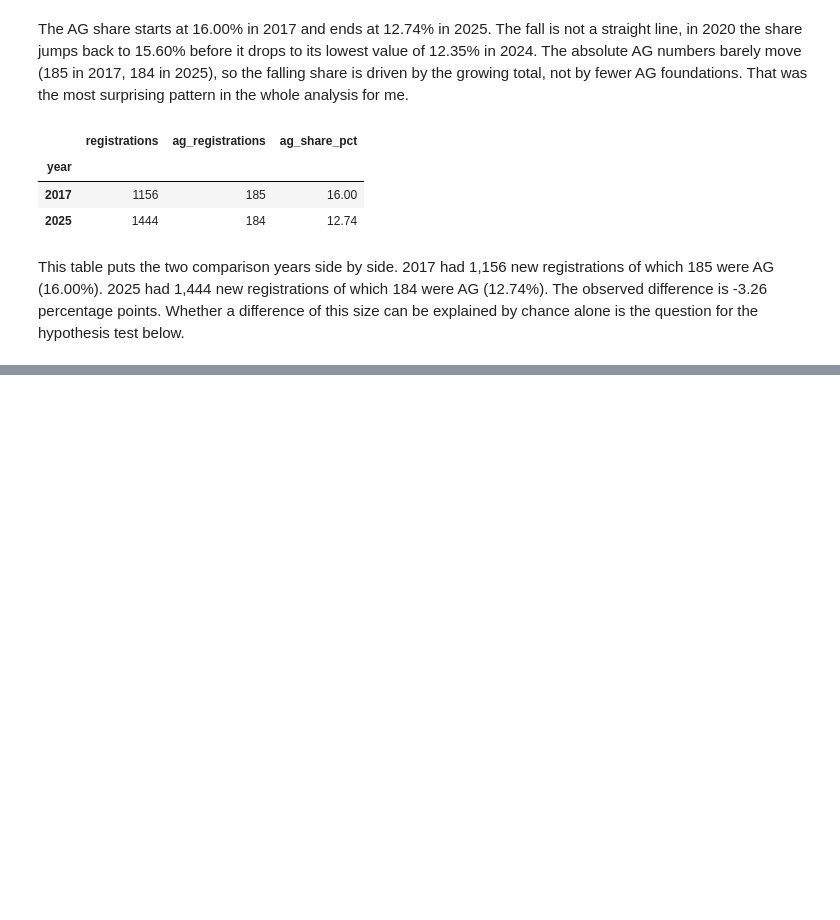
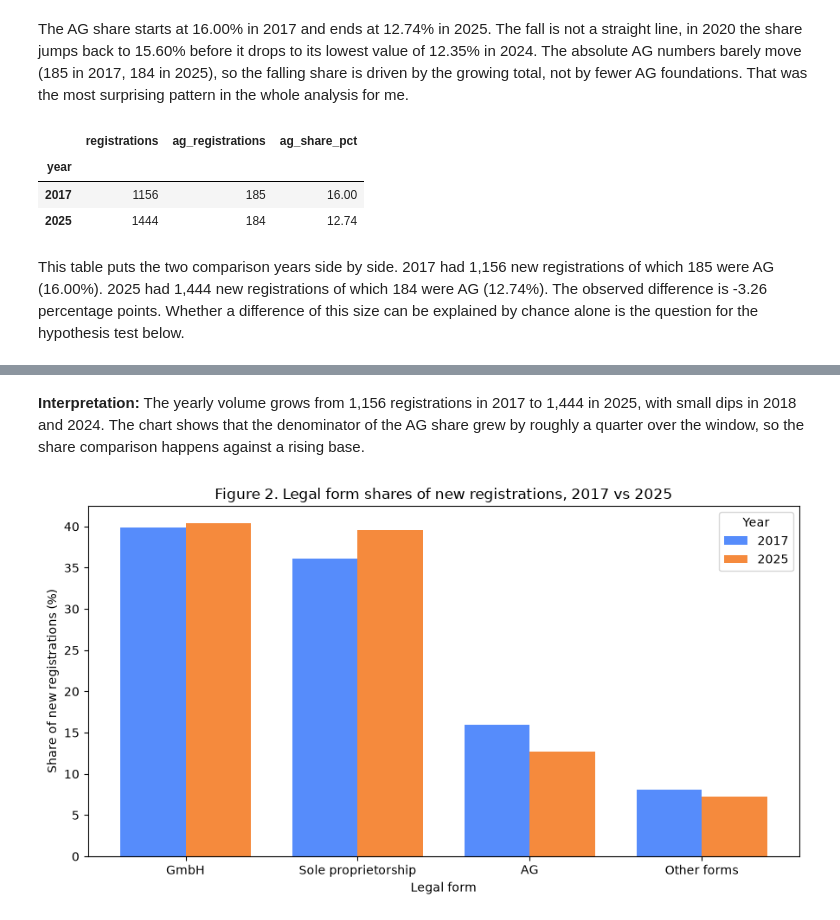
Before and after one commit to mauroreverberi/conduct-a-statistical-analysis-using-python, a Jupyter notebook: analysis.ipynb, the cells around one changed output, grey strips where cells are left out. Drawn from its saved outputs; the diff is of its cells as text; code cells hidden in the pictures; blank space fills up the shorter version.

```diff
--- a/analysis.ipynb
+++ b/analysis.ipynb
@@ -322,0 +337,31 @@ This table puts the two comparison years side by side. 2017 had 1,156 new regist
+# %% [markdown]
+**Interpretation:** The yearly volume grows from 1,156 registrations in 2017 to 1,444 in 2025, with small dips in 2018 and 2024. The chart shows that the denominator of the AG share grew by roughly a quarter over the window, so the share comparison happens against a rising base.
+# %%
+top_forms = [
+    "Gesellschaft mit beschränkter Haftung (GmbH)",
+    "Einzelunternehmen",
+    "Aktiengesellschaft (AG)",
+]
+shares = {}
+for year in (2017, 2025):
+    year_data = new_regs[new_regs["year"] == year]
+    share = year_data["rechtsform"].value_counts(normalize=True) * 100
+    share = share.reindex(top_forms)
+    shares[year] = list(share.values) + [100 - share.sum()]
+
+labels = ["GmbH", "Sole proprietorship", "AG", "Other forms"]
+x = np.arange(len(labels))
+width = 0.38
+fig, ax = plt.subplots(figsize=(9, 5))
+ax.bar(x - width / 2, shares[2017], width, label="2017")
+ax.bar(x + width / 2, shares[2025], width, label="2025")
+ax.set_title("Figure 2. Legal form shares of new registrations, 2017 vs 2025")
+ax.set_xlabel("Legal form")
+ax.set_ylabel("Share of new registrations (%)")
+ax.set_xticks(x)
+ax.set_xticklabels(labels)
+ax.legend(title="Year")
+plt.tight_layout()
+plt.show()
+# %% [output]
+[figure, added]
```
Also changed, not shown: parts of 6 cells of this notebook.
